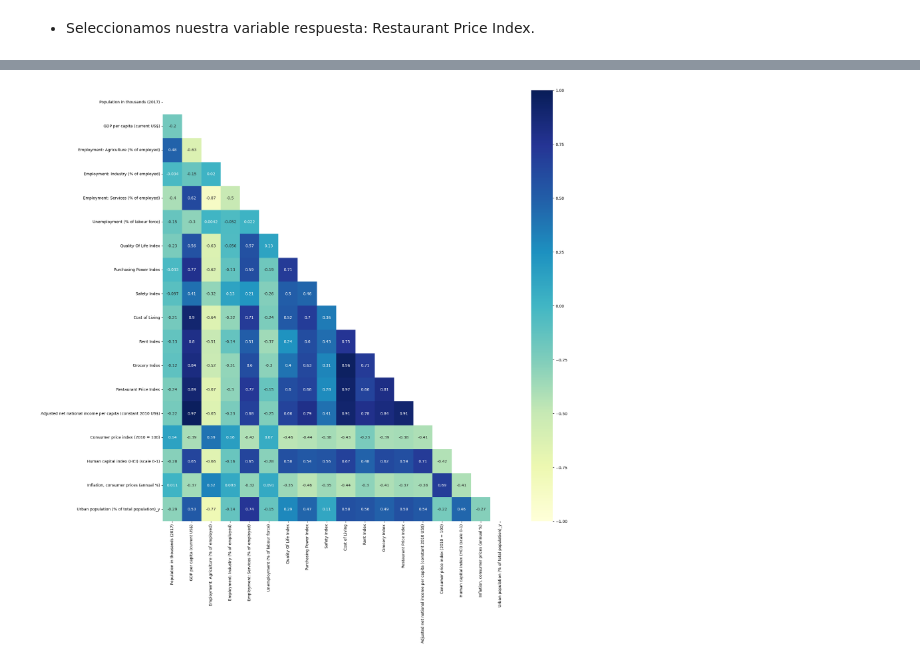
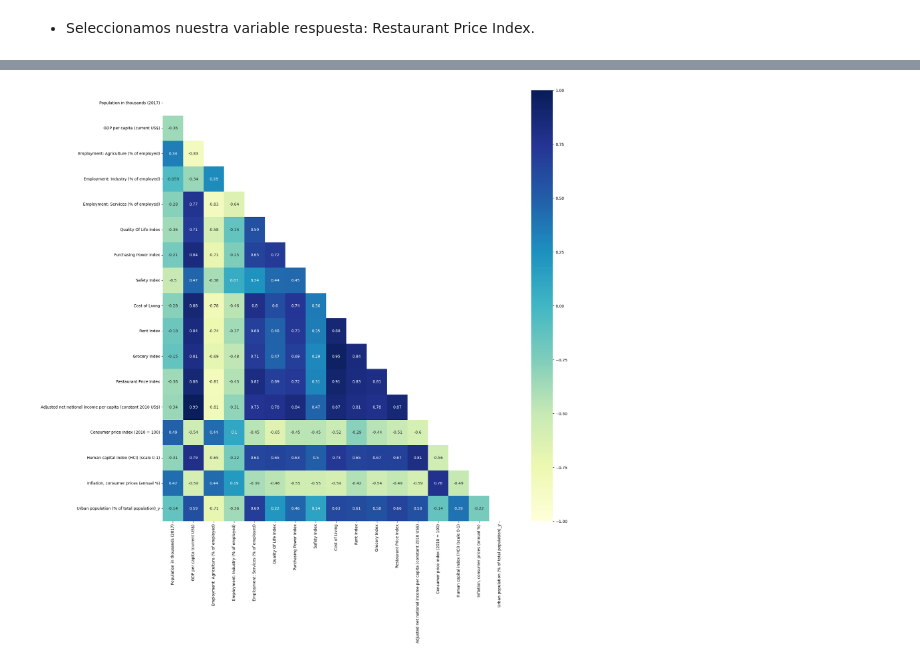
Before and after one commit to Adalab/promo-d-da-modulo3-sprint1-laura-maitane, a Jupyter notebook: regresion-lineal/reg-lin-1-machine-learning-intro.ipynb, the cells around one changed output, grey strips where cells are left out. Cells and saved outputs as stored; diff of their text form; code cells hidden in the pictures.

```diff
--- a/regresion-lineal/reg-lin-1-machine-learning-intro.ipynb
+++ b/regresion-lineal/reg-lin-1-machine-learning-intro.ipynb
@@ -21,7 +22,7 @@ Los objetivos de hoy son:
 
     - Es necesario que el conjunto de datos a analizar tenga variables numéricas y categóricas, primando que haya más de una variable de tipo numérico. Ya que tambien se utilizarán serán útiles a la hora de realizar predicciones en las clases de regresión lineal múltiple. Así mismo se recomienda que los datasets esten ligeramente limpios para facilitar los análisis.
 # %%
-df = pd.read_csv("../datos/soci_econ_country_profiles.csv", index_col = 0)
+df = pd.read_csv("datos/soci_econ_country_profiles.csv", index_col = 0)
 df.head(2)
 # %% [output]
 |  | country | Region | Surface area (km2) | Population in thousands (2017) | Population density (per km2, 2017) | ... |
@@ -34,9 +35,10 @@ df.head(2)
 # %% [markdown]
 - Seleccionamos nuestra variable respuesta: Restaurant Price Index.
 # %%
-# seleccionamos las columnas que consideramos que  nos pueden resultar útiles
+# seleccionamos las columnas que consideramos que  nos pueden resultar útiles ya que el dataset es demasiado extenso para ser manejable completo.
+# En un primer momento nos quedamos tan solo con las columnas que por "sentido común" podrían estar relacionadas con nuestra variable respuesta.
 lista_columnas = ['country', 'Region', 'Population in thousands (2017)', 'GDP per capita (current US$)',
-                   'Employment: Agriculture (% of employed)', 'Employment: Industry (% of employed)', 'Employment: Services (% of employed)', 'Unemployment (% of labour force)', 'Population age distribution (0-14 / 60+ years, %)',
+                   'Employment: Agriculture (% of employed)', 'Employment: Industry (% of employed)', 'Employment: Services (% of employed)', 'Population age distribution (0-14 / 60+ years, %)',
                     'International migrant stock (000/% of total pop.)', 'Refugees and others of concern to UNHCR (in thousands)', 'Education: Government expenditure (% of GDP)', 'Quality Of Life Index',
                     'Purchasing Power Index', 'Safety Index', 'Cost of Living', 'Rent Index', 'Grocery Index', 'Restaurant Price Index', 'Adjusted net national income per capita (constant 2010 US$)',
                      'Consumer price index (2010 = 100)', 'Human capital index (HCI) (scale 0-1)', 'Inflation, consumer prices (annual %)', 'Urban population (% of total population)_y']
@@ -69,0 +52,3 @@ df_country_num.corr()
+# %%
+correl = df_country_num.corr(method='spearman')
+correl
@@ -70,12 +74,12 @@ df_country_num.corr()
 # %%
 # sacamos el heatmap
-mask = np.triu(np.ones_like(df_country_num.corr(), dtype = np.bool_))
+mask = np.triu(np.ones_like(correl, dtype = np.bool_))
 
-sns.heatmap(df_country_num.corr(),
+sns.heatmap(correl,
            cmap = "YlGnBu",
             mask = mask,
            annot = True,
            vmin= -1,
            vmax= 1);
 # %% [output]
-[figure, old version]
+[figure, new version]
```
Also changed, not shown: parts of 8 cells of this notebook, 6 other files.
